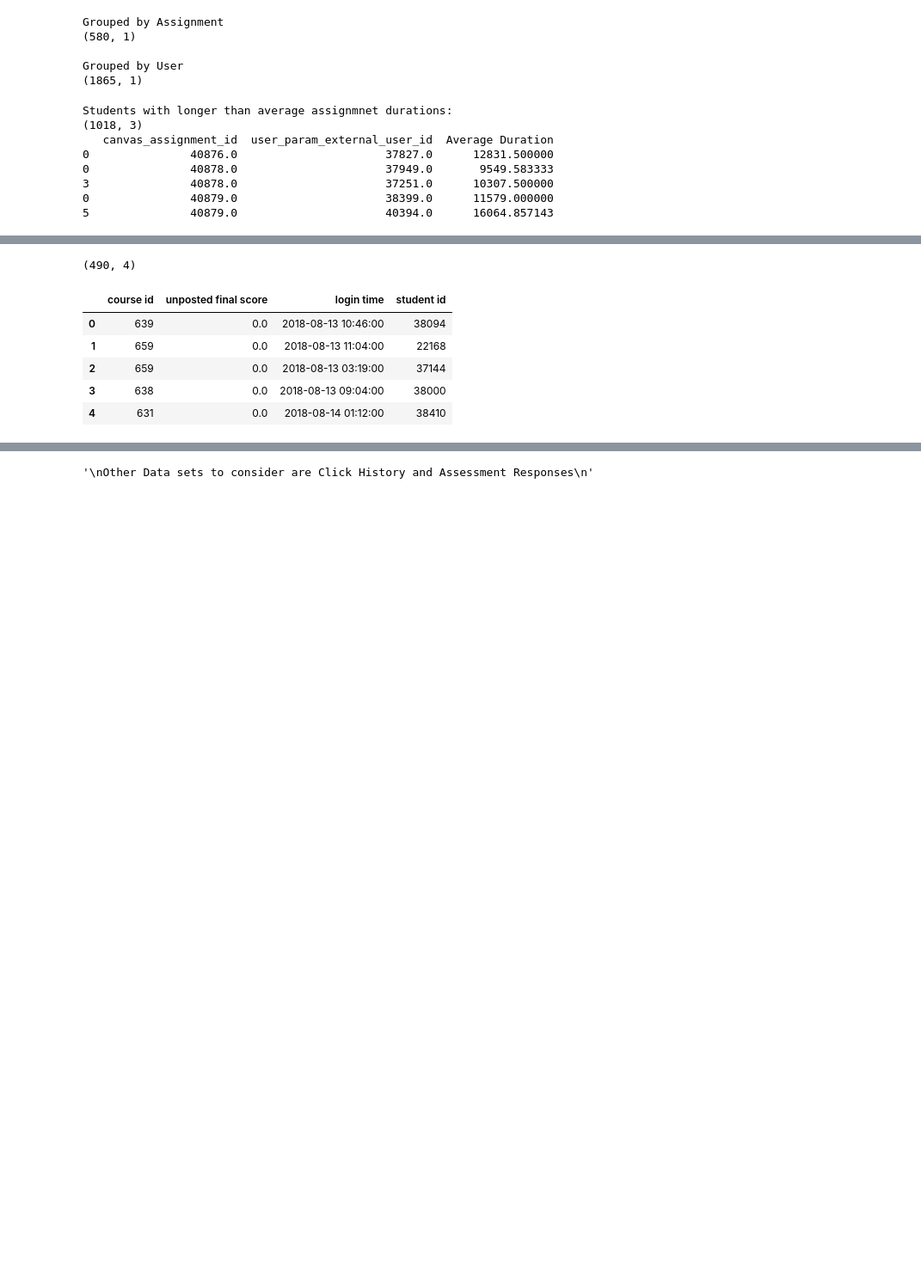
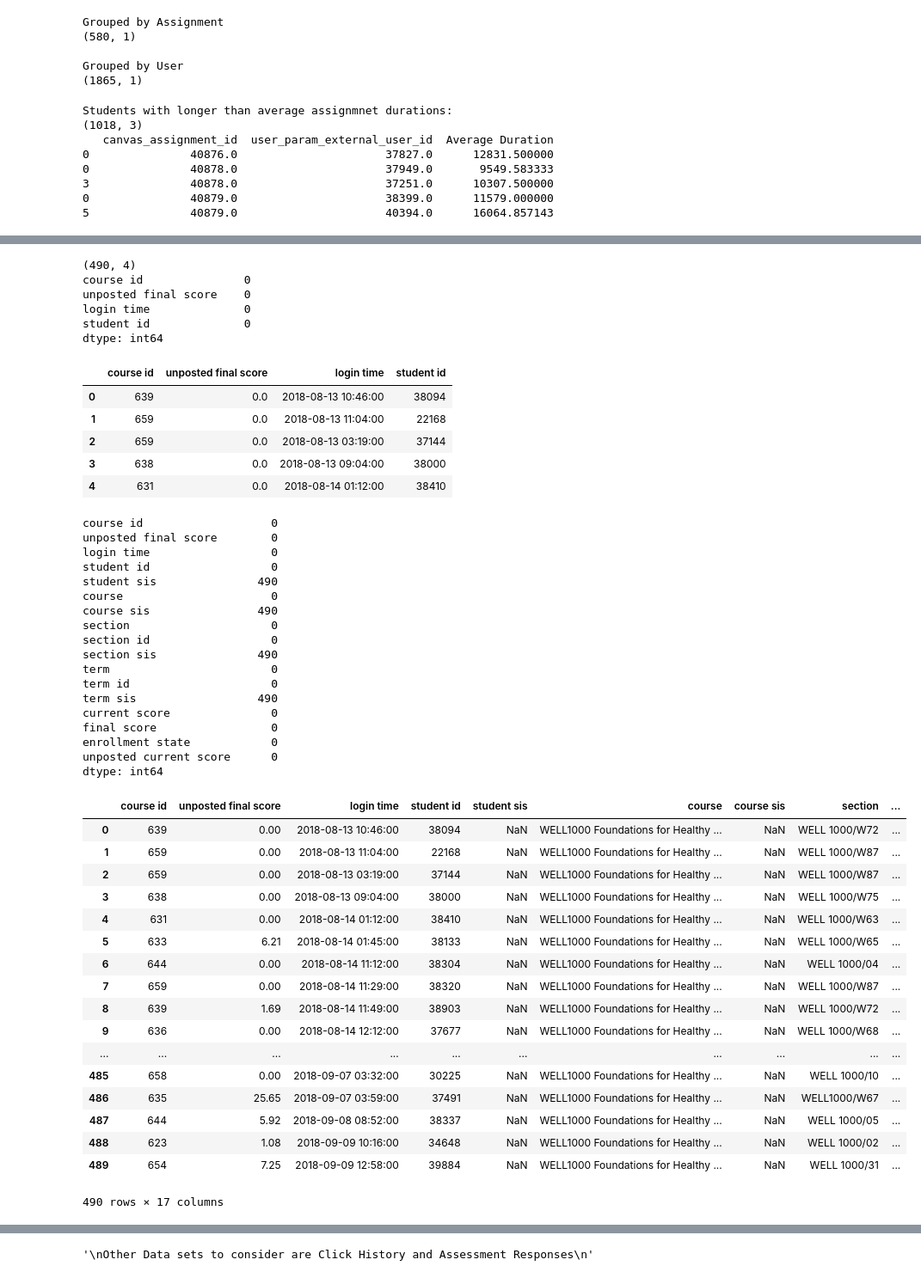
Before and after one commit to erowe99/springboard, a Jupyter notebook: Data Wrangling.ipynb, the cells around one changed output, grey strips where cells are left out. Shown at 86% size. Drawn from its saved outputs; the diff is of its cells as text; code cells hidden in the pictures; blank space fills up the shorter version.

Commit message:
Cleaned Grades csvs

```diff
--- a/Data Wrangling.ipynb
+++ b/Data Wrangling.ipynb
@@ -112,7 +115,7 @@ Data Wrangling Section 2: Course Grades
 Course Grades has been cleand by hand in excel. The details are outlined in Data Wrangling.md
 """
 #Import data
-df2 = pd.read_csv('/Users/ethanrowe/Dev/springboard_data/Course Grades (Final Grade Only View) Fall 2018 - Course Grades (Final Grade Only View) Fall 2018.csv')
+df2 = pd.read_csv('/Users/ethanrowe/Dev/springboard_data/KSU Student Final Grades 2018 Anonymous.csv', index_col = 0)
 login_times_clean = pd.read_csv('/Users/ethanrowe/Dev/springboard_data/anon_students_login_times_clean.csv', index_col = 0)
 # %%
 #The next step will be to merge login_times_clean and df2. df2 has all of the grade
@@ -187,9 +198,15 @@ login_times_clean['login time'] = pd.to_datetime(login_times_clean['login time']
 # %%
 #Now this data frame is prepped for merging
 print(login_times_clean.shape)
+print(login_times_clean.isna().sum())
 login_times_clean.head()
 # %% [output]
 (490, 4)
+course id               0
+unposted final score    0
+login time              0
+student id              0
+dtype: int64
 |  | course id | unposted final score | login time | student id |
 | 0 | 639 | 0.0 | 2018-08-13 10:46:00 | 38094 |
 | 1 | 659 | 0.0 | 2018-08-13 11:04:00 | 22168 |
@@ -205,0 +216,53 @@ grades_login_times.to_csv('grades_and_login_times(below 70).csv')
+# %%
+#Merge
+grades_login_times = pd.merge(login_times_clean, df2, on = ['student id', 'course id', 'unposted final score'], how = 'left')
+
+#Now this is EDA ready
+
+print(grades_login_times.isna().sum())
+grades_login_times
+#grades_login_times.to_csv('grades_and_login_times(below 70).csv')
+
+#why are there so many NaN values even though each dataframe has no missing values and I think they originally came
+#from the same dataframe...?
+#Shit it looks like there are student ids that are not in df2 along with student ids that do not match their course id
+#in the dataframe, have to figure out who those students are or something. I don't want to deal with that shit right
+#now though. I should do some EDA on the other dataframe and then come back.
+#To check maybe I should write code to see if all the student ids from this side are in the other one too
+# %% [output]
+course id                   0
+unposted final score        0
+login time                  0
+student id                  0
+student sis               490
+course                      0
+course sis                490
+section                     0
+section id                  0
+section sis               490
+term                        0
+term id                     0
+term sis                  490
+current score               0
+final score                 0
+enrollment state            0
+unposted current score      0
+dtype: int64
+|  | course id | unposted final score | login time | student id | student sis | course | course sis | section | ... |
+| 0 | 639 | 0.00 | 2018-08-13 10:46:00 | 38094 | NaN | WELL1000 Foundations for Healthy ... | NaN | WELL 1000/W72 | ... |
+| 1 | 659 | 0.00 | 2018-08-13 11:04:00 | 22168 | NaN | WELL1000 Foundations for Healthy ... | NaN | WELL 1000/W87 | ... |
+| 2 | 659 | 0.00 | 2018-08-13 03:19:00 | 37144 | NaN | WELL1000 Foundations for Healthy ... | NaN | WELL 1000/W87 | ... |
+| 3 | 638 | 0.00 | 2018-08-13 09:04:00 | 38000 | NaN | WELL1000 Foundations for Healthy ... | NaN | WELL 1000/W75 | ... |
+| 4 | 631 | 0.00 | 2018-08-14 01:12:00 | 38410 | NaN | WELL1000 Foundations for Healthy ... | NaN | WELL 1000/W63 | ... |
+| 5 | 633 | 6.21 | 2018-08-14 01:45:00 | 38133 | NaN | WELL1000 Foundations for Healthy ... | NaN | WELL 1000/W65 | ... |
+| 6 | 644 | 0.00 | 2018-08-14 11:12:00 | 38304 | NaN | WELL1000 Foundations for Healthy ... | NaN | WELL 1000/04 | ... |
+| 7 | 659 | 0.00 | 2018-08-14 11:29:00 | 38320 | NaN | WELL1000 Foundations for Healthy ... | NaN | WELL 1000/W87 | ... |
+| 8 | 639 | 1.69 | 2018-08-14 11:49:00 | 38903 | NaN | WELL1000 Foundations for Healthy ... | NaN | WELL 1000/W72 | ... |
+| 9 | 636 | 0.00 | 2018-08-14 12:12:00 | 37677 | NaN | WELL1000 Foundations for Healthy ... | NaN | WELL 1000/W68 | ... |
+| ... | ... | ... | ... | ... | ... | ... | ... | ... | ... |
+| 485 | 658 | 0.00 | 2018-09-07 03:32:00 | 30225 | NaN | WELL1000 Foundations for Healthy ... | NaN | WELL 1000/10 | ... |
+| 486 | 635 | 25.65 | 2018-09-07 03:59:00 | 37491 | NaN | WELL1000 Foundations for Healthy ... | NaN | WELL1000/W67 | ... |
+| 487 | 644 | 5.92 | 2018-09-08 08:52:00 | 38337 | NaN | WELL1000 Foundations for Healthy ... | NaN | WELL 1000/05 | ... |
+| 488 | 623 | 1.08 | 2018-09-09 10:16:00 | 34648 | NaN | WELL1000 Foundations for Healthy ... | NaN | WELL 1000/02 | ... |
+| 489 | 654 | 7.25 | 2018-09-09 12:58:00 | 39884 | NaN | WELL1000 Foundations for Healthy ... | NaN | WELL 1000/31 | ... |
+490 rows × 17 columns
```
Also changed, not shown: parts of 8 cells of this notebook.
